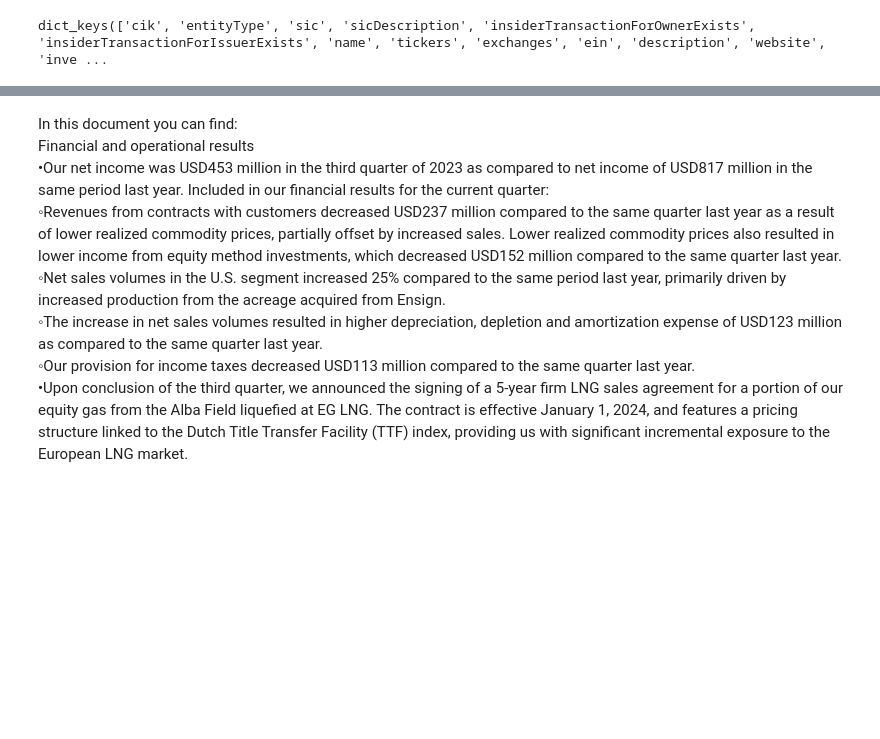
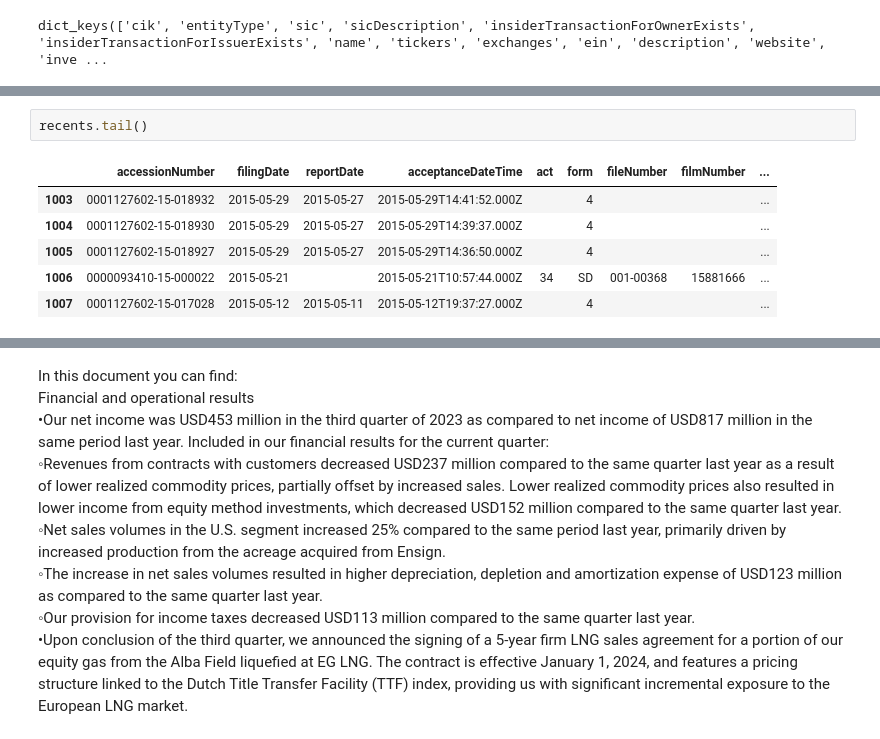
Before and after one commit to ralfcam/wqu_capstone, a Jupyter notebook: notebooks/SEC_Example.ipynb, the cells around one changed output, grey strips where cells are left out. Cells and saved outputs as stored; diff of their text form; blank space fills up the shorter version.

```diff
--- a/notebooks/SEC_Example.ipynb
+++ b/notebooks/SEC_Example.ipynb
@@ -38 +43,10 @@ recents.head()
+# %%
+recents.tail()
+# %% [output]
+|  | accessionNumber | filingDate | reportDate | acceptanceDateTime | act | form | fileNumber | filmNumber | ... |
+| 1003 | 0001127602-15-018932 | 2015-05-29 | 2015-05-27 | 2015-05-29T14:41:52.000Z |  | 4 |  |  | ... |
+| 1004 | 0001127602-15-018930 | 2015-05-29 | 2015-05-27 | 2015-05-29T14:39:37.000Z |  | 4 |  |  | ... |
+| 1005 | 0001127602-15-018927 | 2015-05-29 | 2015-05-27 | 2015-05-29T14:36:50.000Z |  | 4 |  |  | ... |
+| 1006 | 0000093410-15-000022 | 2015-05-21 |  | 2015-05-21T10:57:44.000Z | 34 | SD | 001-00368 | 15881666 | ... |
+| 1007 | 0001127602-15-017028 | 2015-05-12 | 2015-05-11 | 2015-05-12T19:37:27.000Z |  | 4 |  |  | ... |
 # %%
```
Also changed, not shown: parts of 9 cells of this notebook, 1 other file.
